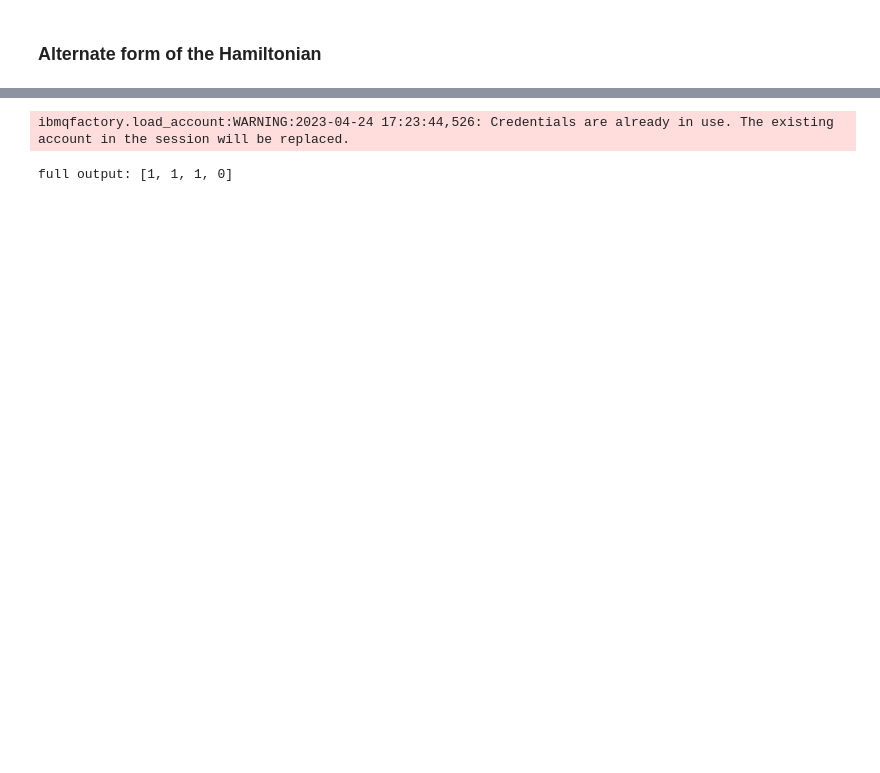
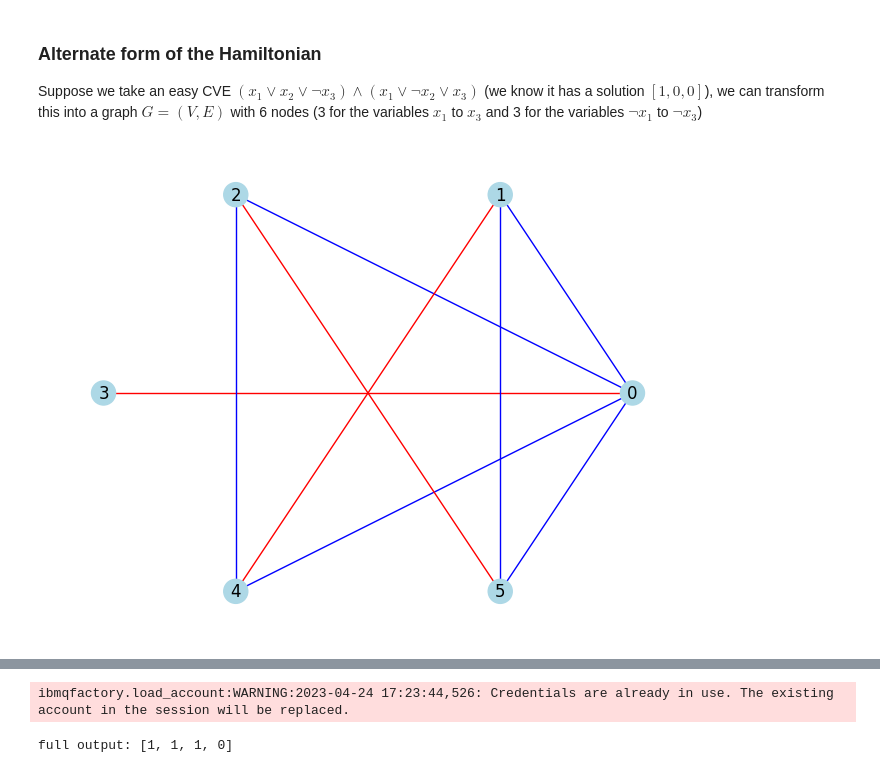
Before and after one commit to lumapools/qaoa_sat-nae, a Jupyter notebook: alternate_form.ipynb, the cells around one changed output, grey strips where cells are left out. Cells and saved outputs as stored; diff of their text form; code cells hidden in the pictures; blank space fills up the shorter version.

```diff
--- a/alternate_form.ipynb
+++ b/alternate_form.ipynb
@@ -1,2 +1,32 @@
-# %% [markdown]
-### Alternate form of the Hamiltonian
+# %% [markdown]
+### Alternate form of the Hamiltonian
+
+Suppose we take an easy CVE $(x_1 \lor x_2 \lor \neg x_3) \land (x_1 \lor \neg x_2 \lor x_3)$ (we know it has a solution $[1, 0, 0]$), we can transform this into a graph $G = (V,E)$ with 6 nodes (3 for the variables $x_1$ to $x_3$ and 3 for the variables $\neg x_1$ to $\neg x_3$)
+# %%
+import networkx as nx
+
+G = nx.Graph()
+
+labels = [0, 1, 2, 3, 4, 5]
+node_color_map = ["lightblue"]*len(labels)
+G.add_nodes_from(labels)
+
+# clause 1
+G.add_edge(0, 1, color="b")
+G.add_edge(0, 5, color="b")
+G.add_edge(1, 5, color="b")
+
+# clause 2
+G.add_edge(0, 4, color="b")
+G.add_edge(0, 2, color="b")
+G.add_edge(4, 2, color="b")
+
+G.add_edge(0, 3, color="r")
+G.add_edge(1, 4, color="r")
+G.add_edge(2, 5, color="r")
+
+edge_colors = [G[u][v]['color'] for u,v in G.edges()]
+
+nx.draw_circular(G, with_labels=True, node_color=node_color_map, edge_color=edge_colors)
+# %% [output]
+[figure, added]
```
Also changed, not shown: parts of 7 cells of this notebook.
